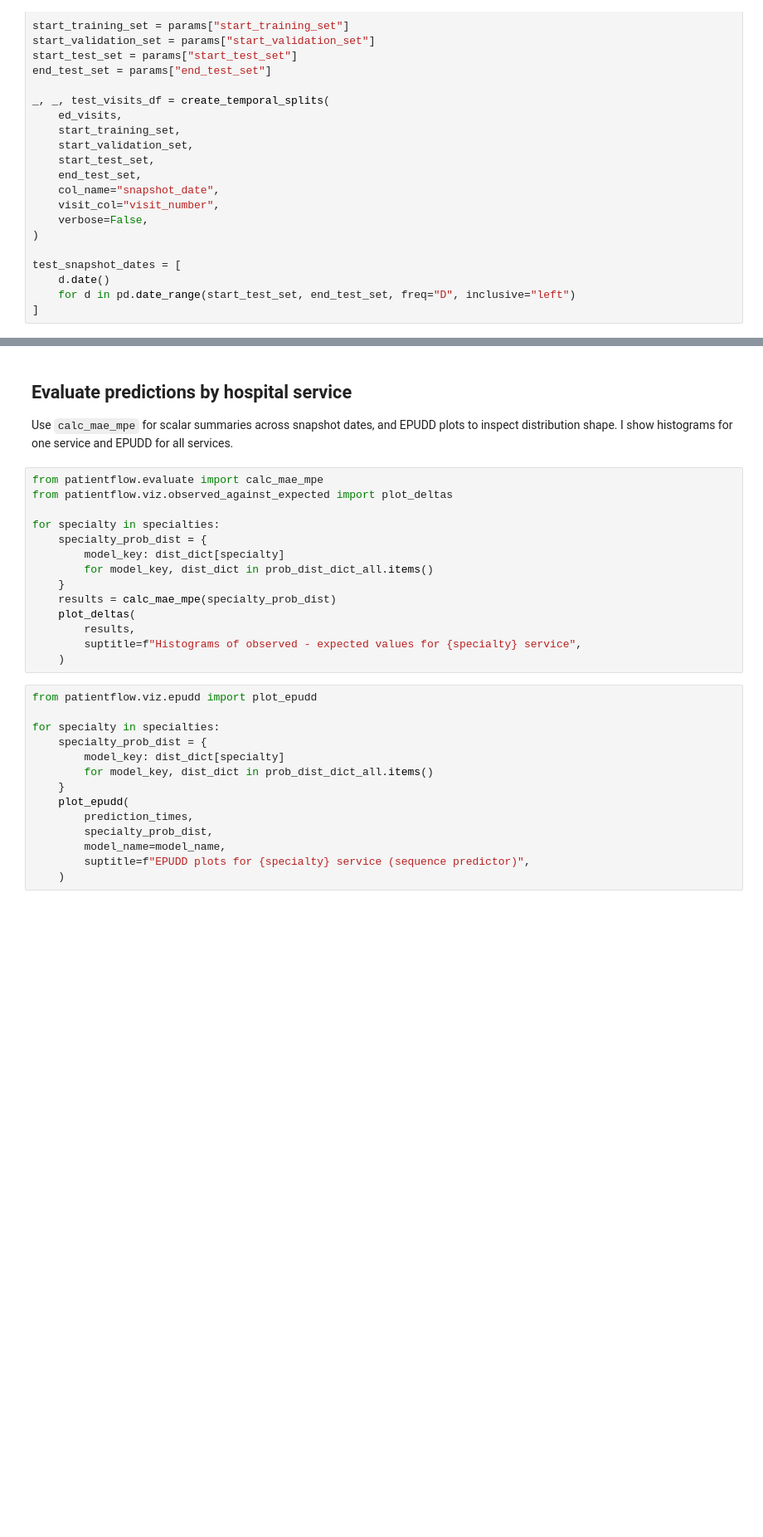
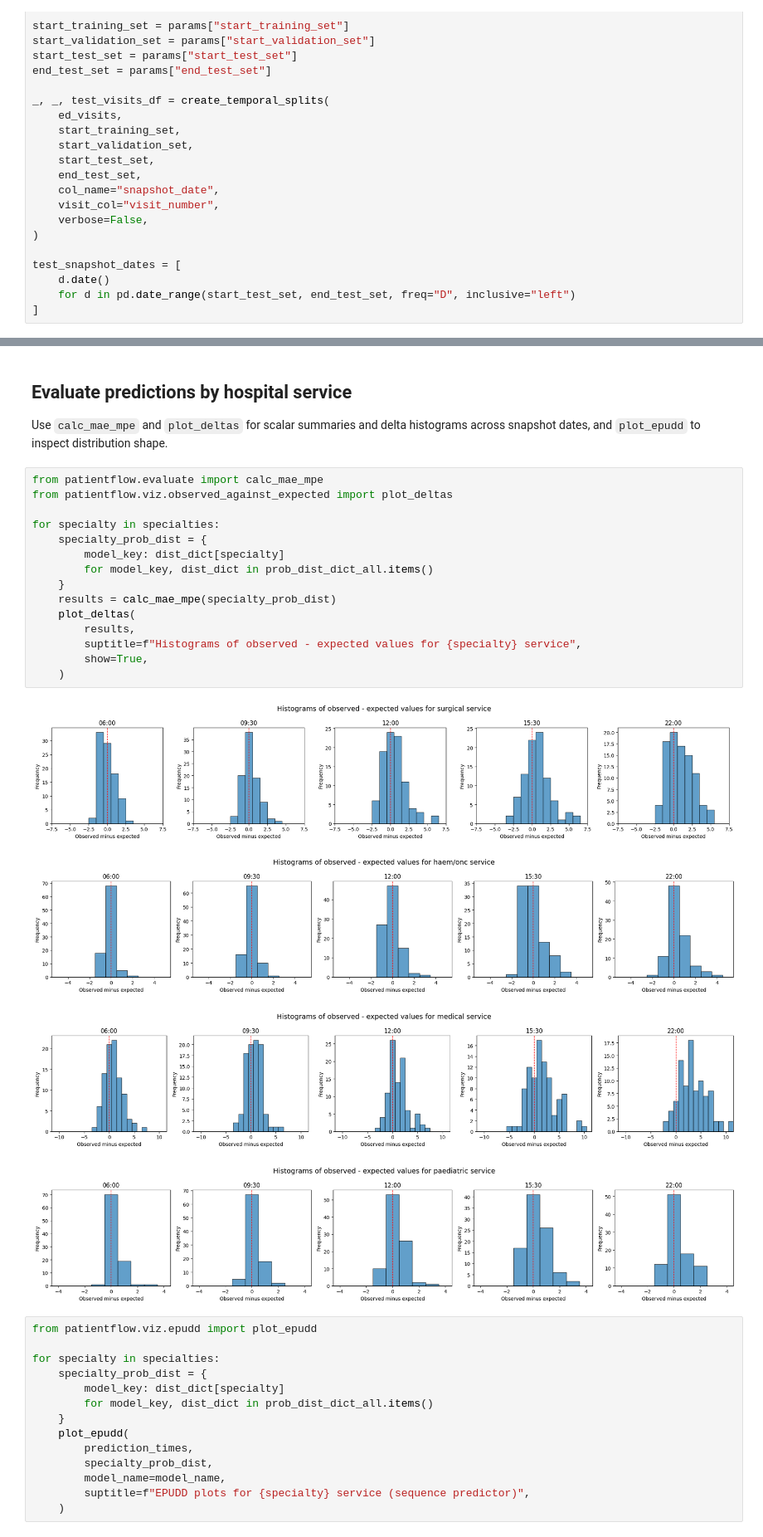
Before and after one commit to UCL-CORU/patientflow, a Jupyter notebook: notebooks/3d_Evaluate_bed_demand_by_hospital_service.ipynb, the cells around one changed output, grey strips where cells are left out. Shown at 83% size. Drawn from its saved outputs; the diff is of its cells as text; blank space fills up the shorter version.

```diff
--- a/notebooks/3d_Evaluate_bed_demand_by_hospital_service.ipynb
+++ b/notebooks/3d_Evaluate_bed_demand_by_hospital_service.ipynb
@@ -132,21 +135,27 @@ prob_dist_dict_all = build_ed_current_distributions(spec_model)
 # %% [markdown]
 ## Evaluate predictions by hospital service
 
-Use `calc_mae_mpe` for scalar summaries across snapshot dates, and EPUDD plots to inspect distribution shape. I show histograms for one service and EPUDD for all services.
+Use `calc_mae_mpe` and `plot_deltas` for scalar summaries and delta histograms across snapshot dates, and `plot_epudd` to inspect distribution shape.
 # %%
 from patientflow.evaluate import calc_mae_mpe
 from patientflow.viz.observed_against_expected import plot_deltas
 
 for specialty in specialties:
     specialty_prob_dist = {
         model_key: dist_dict[specialty]
         for model_key, dist_dict in prob_dist_dict_all.items()
     }
     results = calc_mae_mpe(specialty_prob_dist)
     plot_deltas(
         results,
         suptitle=f"Histograms of observed - expected values for {specialty} service",
+        show=True,
     )
+# %% [output]
+[figure, added]
+[figure, added]
+[figure, added]
+[figure, added]
 # %%
 from patientflow.viz.epudd import plot_epudd
 
```
Also changed, not shown: parts of 2 cells of this notebook, 5 other files.
